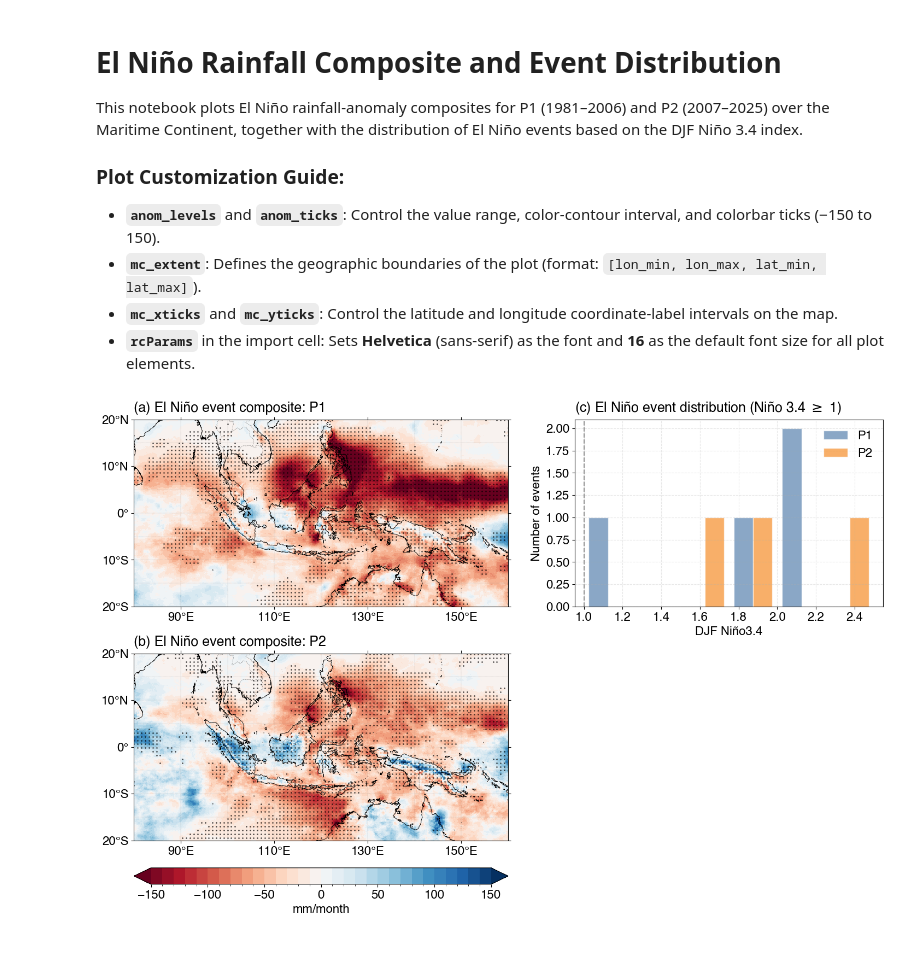
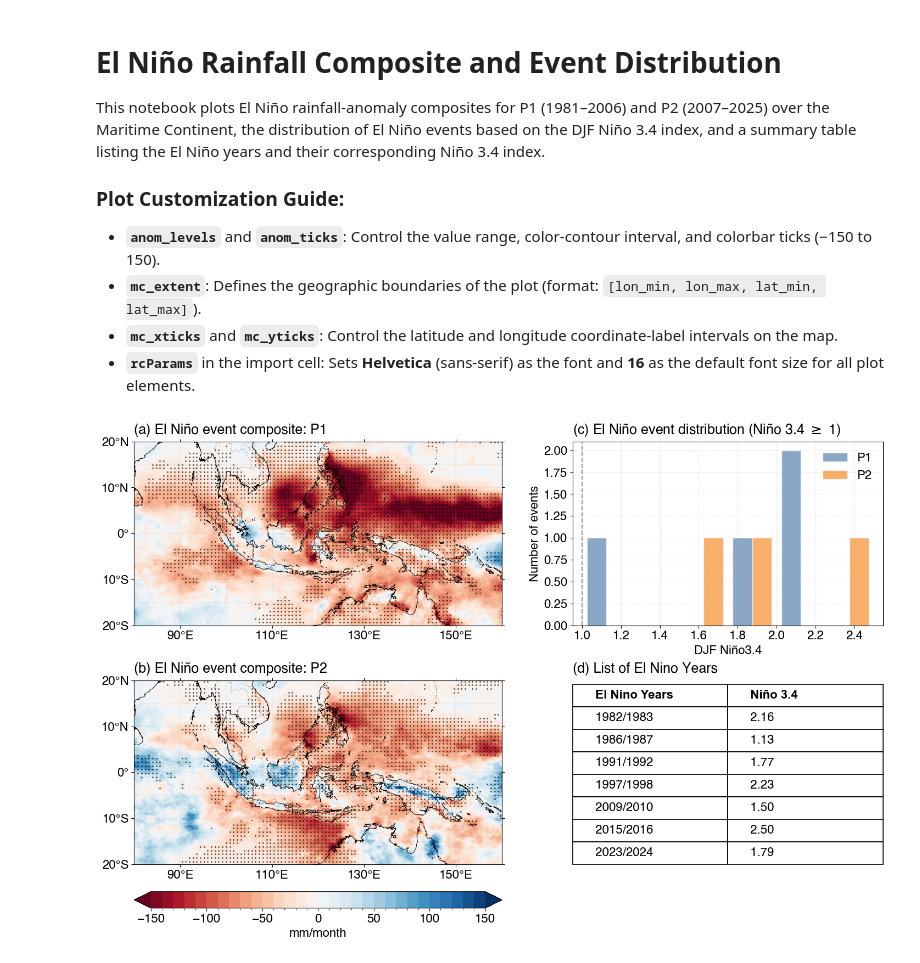
Before and after one commit to rizmaprawira/code-for-prawira-and-abdillah-2026, a Jupyter notebook: Supplement/ElNinoComposite/elnino_composite.ipynb, the cells around one changed output. Saved outputs shown, nothing was run; the diff lists cells and outputs as text; code cells hidden in the pictures.

Commit message:
Update Fig2 and Supplement notebooks for basic state change and convergence analysis

```diff
--- a/Supplement/ElNinoComposite/elnino_composite.ipynb
+++ b/Supplement/ElNinoComposite/elnino_composite.ipynb
@@ -1,7 +1,7 @@
 # %% [markdown]
 # El Niño Rainfall Composite and Event Distribution
 
-This notebook plots El Niño rainfall-anomaly composites for P1 (1981–2006) and P2 (2007–2025) over the Maritime Continent, together with the distribution of El Niño events based on the DJF Niño 3.4 index.
+This notebook plots El Niño rainfall-anomaly composites for P1 (1981–2006) and P2 (2007–2025) over the Maritime Continent, the distribution of El Niño events based on the DJF Niño 3.4 index, and a summary table listing the El Niño years and their corresponding Niño 3.4 index.
 
 ### Plot Customization Guide:
 - **`anom_levels`** and **`anom_ticks`**: Control the value range, color-contour interval, and colorbar ticks (−150 to 150).
@@ -83,7 +83,7 @@ fig_height = 10
 
 # Spacing
 subplot_wspace = 0.15
-subplot_hspace = 0.25
+subplot_hspace = 0.30
 
 fig_left = 0.055
 fig_right = 0.965
@@ -144,32 +144,63 @@ ax_b.set_title('(b) El Niño event composite: P2', fontsize=18, fontweight='bold
 ax_b.set_xlabel('')
 ax_b.set_ylabel('')
 
 # Map colorbar (below subplot b)
 fig.canvas.draw()
 pos_b = ax_b.get_position()
 cbar_ax = fig.add_axes([pos_b.x0, pos_b.y0 - 0.08, pos_b.width, 0.03])
 cbar = fig.colorbar(img_b, cax=cbar_ax, orientation='horizontal', ticks=anom_ticks, spacing='proportional', extend='both', aspect=30, pad=0.02)
 cbar.set_label('mm/month', fontsize=16)
 cbar.ax.tick_params(labelsize=16)
 
 # Subplot c: El Niño event distribution
 ax_c = fig.add_subplot(gs[0, 1])
 hist_min = 1.0
 hist_max = 2.5
 hist_bins = np.arange(hist_min, hist_max + 0.25, 0.25)
 ax_c.hist([p1_vals, p2_vals], bins=hist_bins, label=['P1', 'P2'], color=['#4C78A8', '#F58518'], alpha=0.65, edgecolor='white')
 ax_c.axvline(1.0, color='gray', linestyle='--', linewidth=1.5, alpha=0.8)
-ax_c.set_title('(c) El Niño event distribution (Niño 3.4 $\geq$ 1)', fontsize=18, fontweight='bold', loc='left', pad=10)
+ax_c.set_title(r'(c) El Niño event distribution (Niño 3.4 $\geq$ 1)', fontsize=18, fontweight='bold', loc='left', pad=10)
 ax_c.set_xlabel('DJF Niño3.4', fontsize=16)
 ax_c.set_ylabel('Number of events', fontsize=16)
 ax_c.legend(frameon=False, fontsize=16)
 ax_c.grid(True, linestyle='--', alpha=0.3)
 ax_c.set_ylim(0, 2.1)
 ax_c.set_yticks(np.arange(0, 2.1, 0.25))
 ax_c.tick_params(labelsize=16)
 
+# Subplot d: List of El Nino Years
+ax_d = fig.add_subplot(gs[1, 1])
+ax_d.axis('off')
+ax_d.set_title('(d) List of El Nino Years', fontsize=18, fontweight='bold', loc='left', pad=10)
+
+table_data = []
+for _, row in event_table.iterrows():
+    y = int(row['djf_year'])
+    yr_str = f'  {y-1}/{y}'
+    val_str = f"  {row['nino34']:.2f}"
+    table_data.append([yr_str, val_str])
+
+col_labels = ['  El Nino Years', '  Niño 3.4']
+tab = ax_d.table(
+    cellText=table_data,
+    colLabels=col_labels,
+    bbox=[0.0, 0.0, 1.0, 0.98],
+    cellLoc='left',
+    colLoc='left',
+)
+tab.auto_set_font_size(False)
+tab.set_fontsize(16)
+
+for (r, c), cell in tab.get_celld().items():
+    cell.set_linewidth(1.2)
+    cell.set_edgecolor('black')
+    if r == 0:
+        cell.set_text_props(weight='bold', family=['Arial', 'Helvetica', 'sans-serif'], size=16)
+    else:
+        cell.set_text_props(size=16)
+
 # Save the figure
 fig.savefig(RESULTS_DIR / 'elnino_composite.png', dpi=300, bbox_inches='tight')
 plt.show()
 # %% [output]
-[figure, old version]
+[figure, new version]
```
Also changed, not shown: 5 other files.
